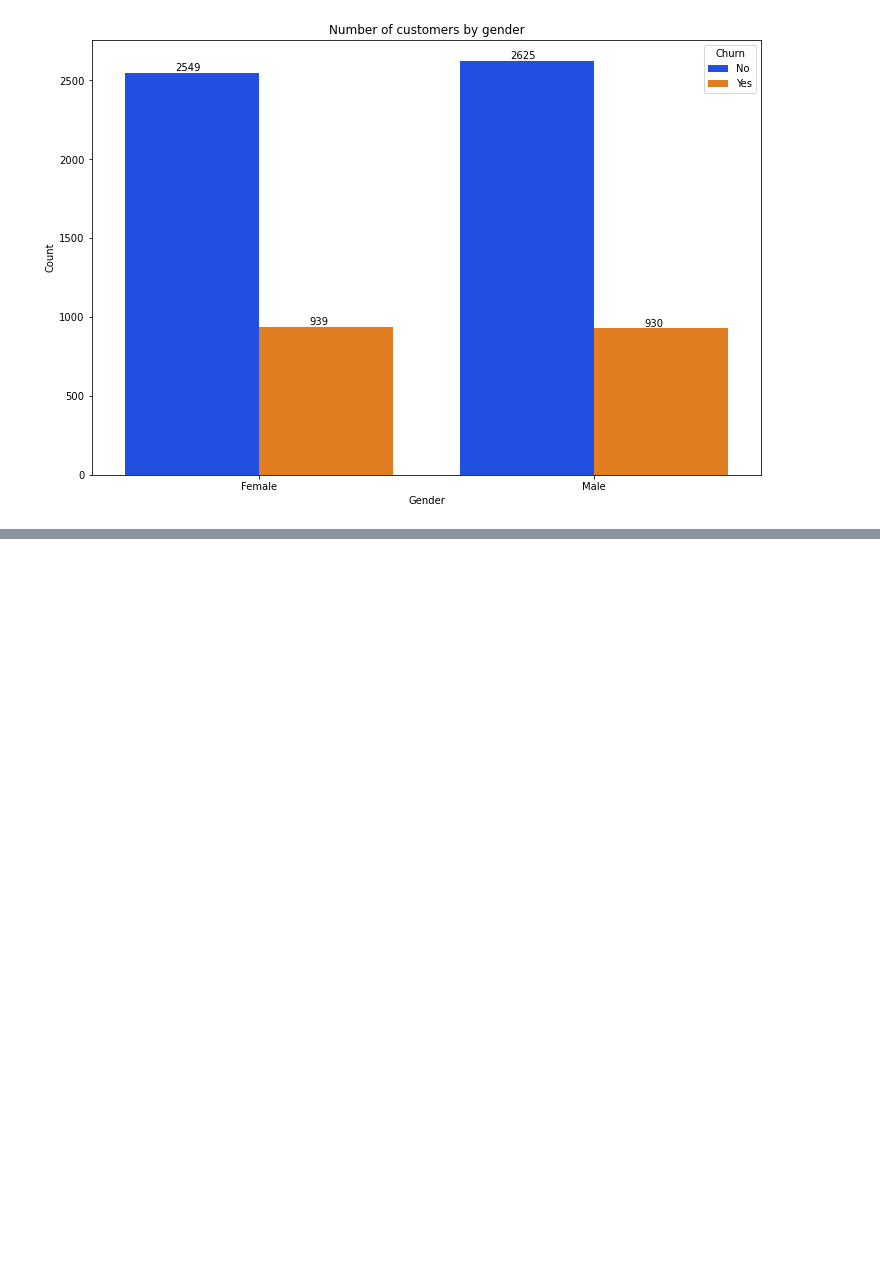
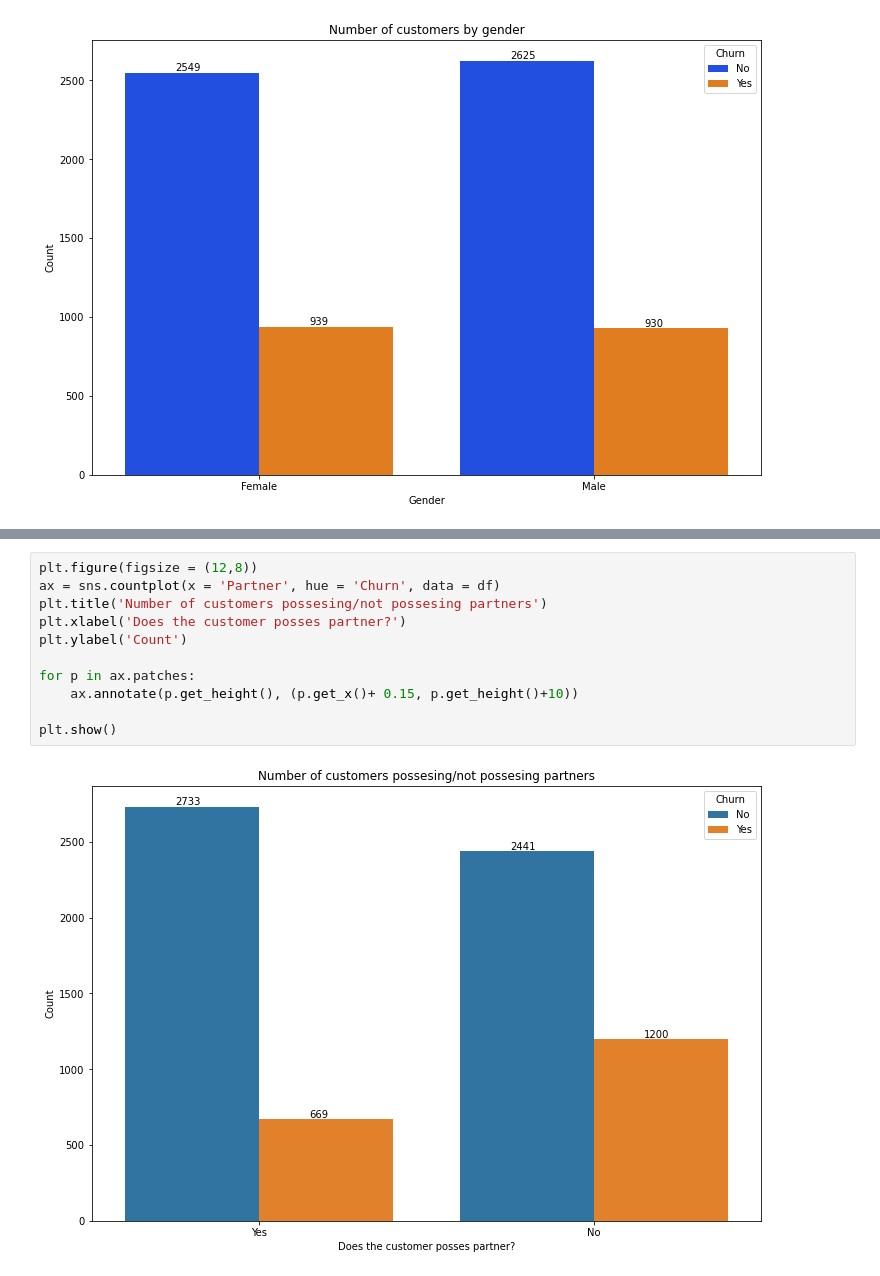
Before and after one commit to ShadowX97/projects, a Jupyter notebook: Telco_customer_churn.ipynb, the cells around one changed output, grey strips where cells are left out. Cells and saved outputs as stored; diff of their text form; blank space fills up the shorter version.

```diff
--- a/Telco_customer_churn.ipynb
+++ b/Telco_customer_churn.ipynb
@@ -38,0 +66,13 @@ plt.show()
+# %%
+plt.figure(figsize = (12,8))
+ax = sns.countplot(x = 'Partner', hue = 'Churn', data = df)
+plt.title('Number of customers possesing/not possesing partners')
+plt.xlabel('Does the customer posses partner?')
+plt.ylabel('Count')
+
+for p in ax.patches:
+    ax.annotate(p.get_height(), (p.get_x()+ 0.15, p.get_height()+10))
+
+plt.show()
+# %% [output]
+[figure, added]
```
Also changed, not shown: parts of 7 cells of this notebook, 1 other file.
